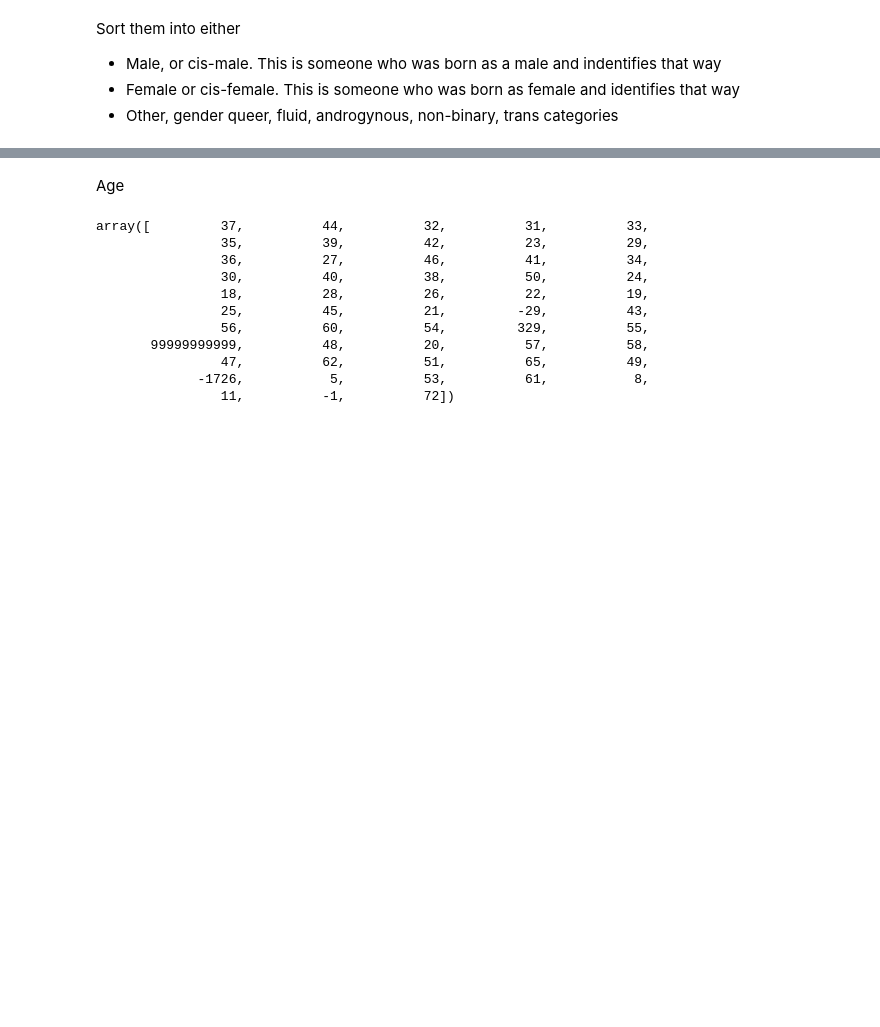
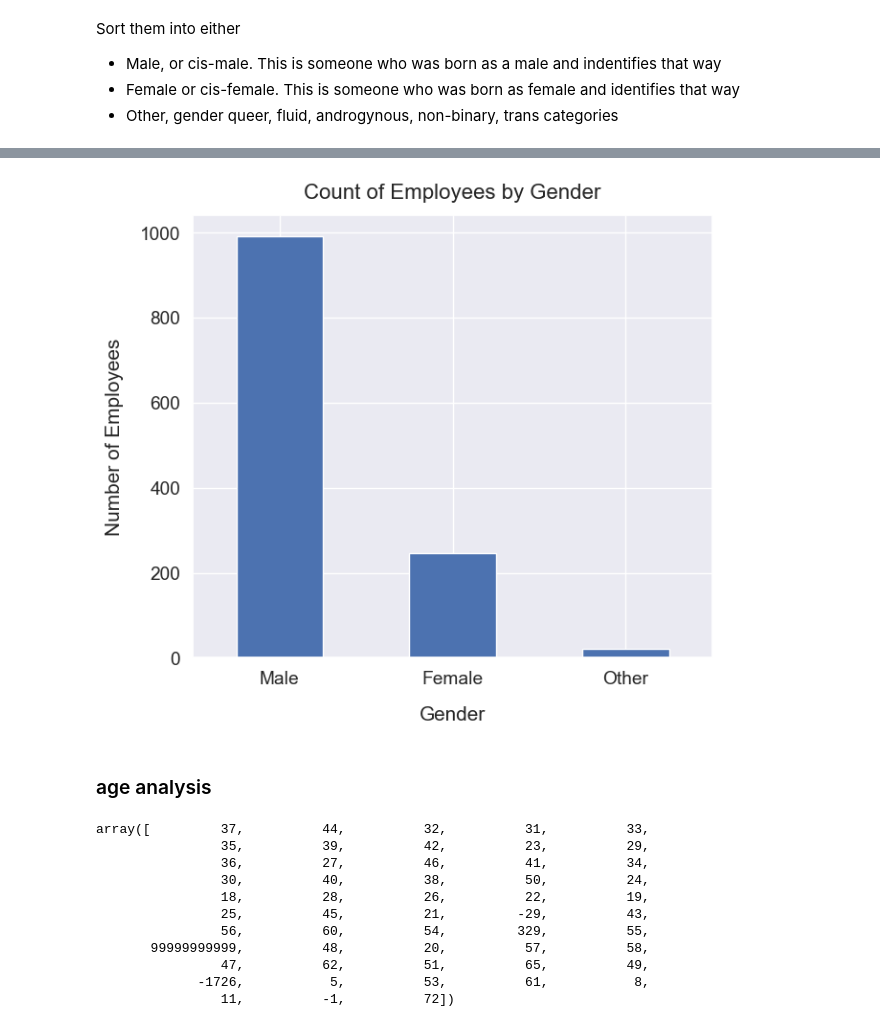
Before and after one commit to cyao98/mental-health-prediction, a Jupyter notebook: mental_health_intech_2014.ipynb, the cells around one changed output, grey strips where cells are left out. Saved outputs shown, nothing was run; the diff lists cells and outputs as text; code cells hidden in the pictures; blank space fills up the shorter version.

```diff
--- a/mental_health_intech_2014.ipynb
+++ b/mental_health_intech_2014.ipynb
@@ -250,7 +310,16 @@ Male      991
 Female    247
 Other      21
 Name: count, dtype: int64
-# %% [markdown]
-Age
+# %%
+df['Gender'].value_counts().plot(kind='bar', figsize=(7, 6), rot=0)
+plt.xlabel("Gender", labelpad=14)
+plt.ylabel("Number of Employees", labelpad=12)
+plt.title("Count of Employees by Gender", y=1.02, fontsize=16);
+plt.savefig('Gendercount.png')
+plt.show()
+# %% [output]
+[figure, added]
+# %% [markdown]
+### age analysis
 # %%
 #cleaning the age column
```
Also changed, not shown: parts of 96 cells of this notebook.
